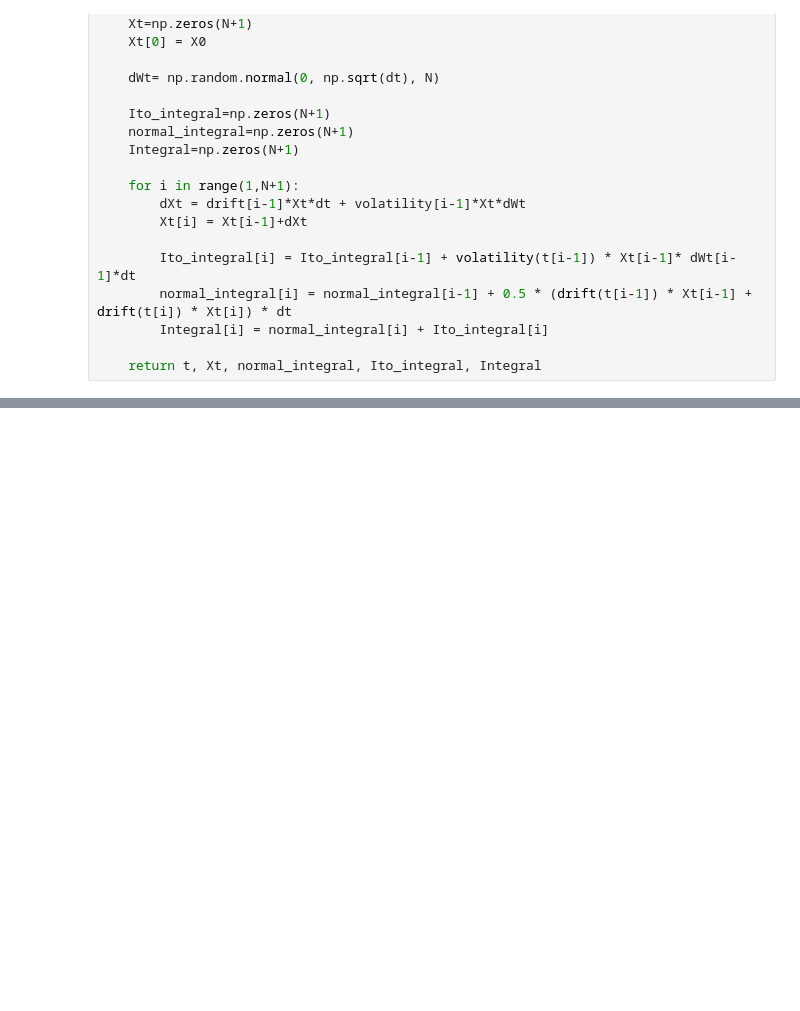
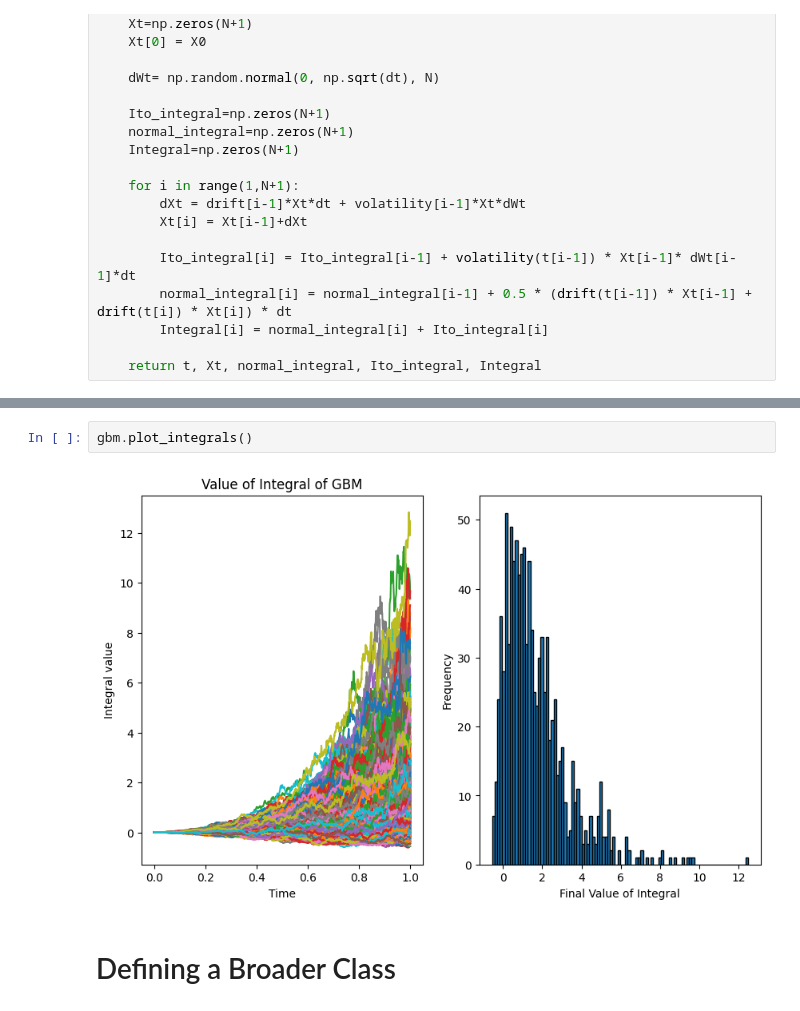
Before and after one commit to jamesrubio23/Quantitative-Finance, a Jupyter notebook: SDE_Simulations/Trials.ipynb, the cells around one changed output, grey strips where cells are left out. Saved outputs shown, nothing was run; the diff lists cells and outputs as text; blank space fills up the shorter version.

```diff
--- a/SDE_Simulations/Trials.ipynb
+++ b/SDE_Simulations/Trials.ipynb
@@ -175,0 +195,6 @@ Simulating Paths since no Paths were simulated
+# %%
+gbm.plot_integrals()
+# %% [output]
+[figure, added]
+# %% [markdown]
+# Defining a Broader Class
```
Also changed, not shown: parts of 15 cells of this notebook.
